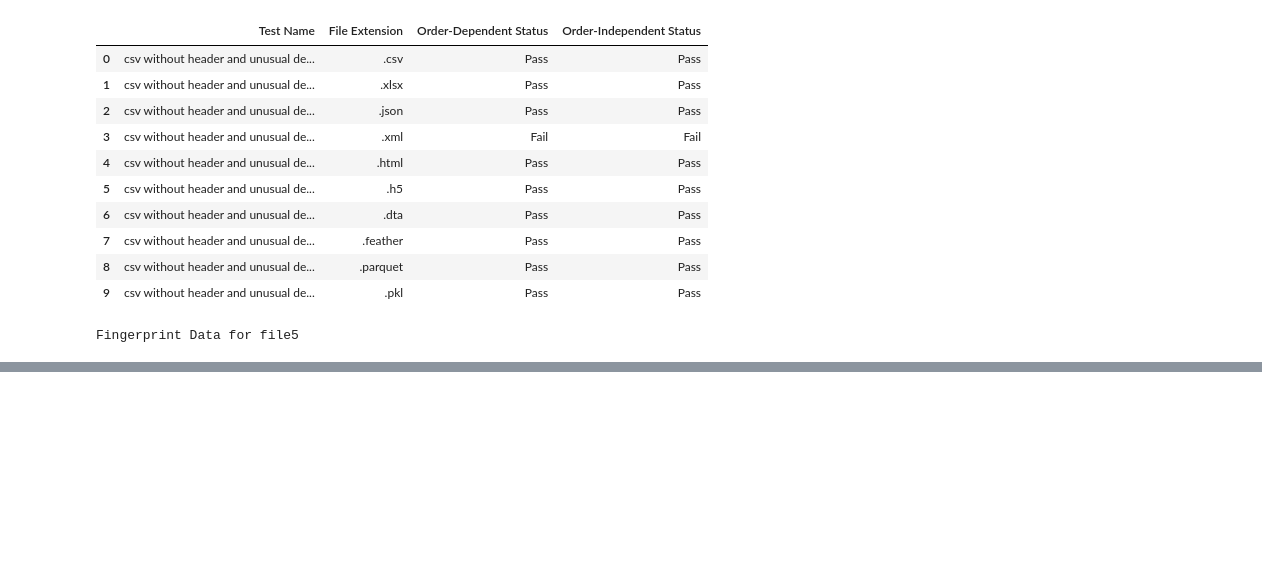
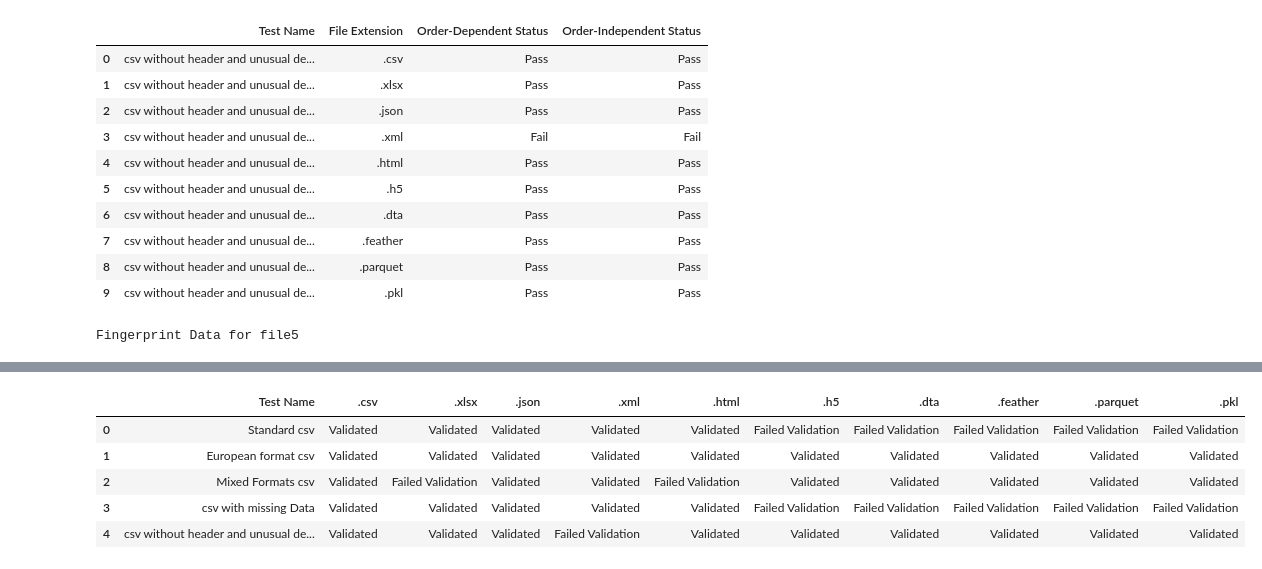
Before and after one commit to chriswilson2020/data_fingerprint, a Jupyter notebook: Fingerprint_validation.ipynb, the cells around one changed output, grey strips where cells are left out. Cells and saved outputs as stored; diff of their text form; code cells hidden in the pictures; blank space fills up the shorter version.

Commit message:
Updated Validation Notebook
Updated to give more meaningful summaries

```diff
--- a/Fingerprint_validation.ipynb
+++ b/Fingerprint_validation.ipynb
@@ -161,3 +161,95 @@ Error loading file based on extension: error parsing attribute name, line 2, col
 | 8 | csv without header and unusual de... | .parquet | Pass | Pass |
 | 9 | csv without header and unusual de... | .pkl | Pass | Pass |
 Fingerprint Data for file5
+# %%
+import warnings
+import pandas as pd
+import os
+
+warnings.filterwarnings('ignore')
+
+# List of numbers
+nums = [1, 2, 3, 4, 5]
+
+# Test names based on file number
+test_names = {
+    1: "Standard csv",
+    2: "European format csv",
+    3: "Mixed Formats csv",
+    4: "csv with missing Data",
+    5: "csv without header and unusual delimiter"
+}
+
+# Directory where the validation files are located
+file_directory = "validation_files/"
+
+# Function to apply conditional formatting
+def highlight_status(val):
+    color = 'green' if val == 'Pass' else 'red'
+    return f'color: {color}'
+
+# Function to extract the file extension
+def get_file_extension(file_path):
+    return os.path.splitext(file_path)[1]
+
+# List to collect the final validation status for each file type
+validation_summary = []
+
+# Loop through each number and validate files
+for num in nums:
+    # Generate file paths for the current num in the specified directory
+    file_paths = [
+        os.path.join(file_directory, f"file{num}.csv"),
+        os.path.join(file_directory, f"file{num}.csvoutput.xlsx"),
+        os.path.join(file_directory, f"file{num}.csvoutput.json"),
+        os.path.join(file_directory, f"file{num}.csvoutput.xml"),
+        os.path.join(file_directory, f"file{num}.csvoutput.html"),
+        os.path.join(file_directory, f"file{num}.csvoutput.h5"),
+        os.path.join(file_directory, f"file{num}.csvoutput.dta"),
+        os.path.join(file_directory, f"file{num}.csvoutput.feather"),
+        os.path.join(file_directory, f"file{num}.csvoutput.parquet"),
+        os.path.join(file_directory, f"file{num}.csvoutput.pkl")
+    ]
+
+    # Dictionary to store the validation status for each file extension
+    file_validation = {}
+
+    # Variables to store the first entry of the .csv fingerprints
+    first_csv_dep_fingerprint = None
+    first_csv_indep_fingerprint = None
+
+    # Loop through each file and store fingerprints in a list
+    for file_path in file_paths:
+        fingerprint_dep, fingerprint_indep = generate_fingerprints(file_path, data_fingerprint)
+
+        # If it's the .csv file, store its first entry fingerprints
+        if file_path.endswith(".csv"):
+            if first_csv_dep_fingerprint is None:
+                first_csv_dep_fingerprint = fingerprint_dep
+                first_csv_indep_fingerprint = fingerprint_indep
+
+        # Compare the current fingerprints with the first .csv file fingerprints
+        dep_status = "Pass" if fingerprint_dep == first_csv_dep_fingerprint else "Fail"
+        indep_status = "Pass" if fingerprint_indep == first_csv_indep_fingerprint else "Fail"
+
+        # Extract file extension for the validation summary
+        file_extension = get_file_extension(file_path)
+
+        # Set initial validation status to "Validated", and change to "Failed Validation" if any test fails
+        if dep_status == "Fail" or indep_status == "Fail":
+            file_validation[file_extension] = "Failed Validation"
+        elif file_extension not in file_validation:  # Only set to "Validated" if not already failed
+            file_validation[file_extension] = "Validated"
+
+    # Append the validation result for this test to the summary
+    validation_summary.append({
+        'Test Name': test_names[num],
+        **file_validation  # Add all file extensions and their validation statuses
+    })
+
+# Convert the list of validation statuses to a summary DataFrame
+df_validation_summary = pd.DataFrame(validation_summary)
+
+# Display the summary table in Jupyter
+display(df_validation_summary)
+# %% [output]
@@ -163,0 +258,6 @@ Fingerprint Data for file5
+|  | Test Name | .csv | .xlsx | .json | .xml | .html | .h5 | .dta | .feather | .parquet | .pkl |
+| 0 | Standard csv | Validated | Validated | Validated | Validated | Validated | Failed Validation | Failed Validation | Failed Validation | Failed Validation | Failed Validation |
+| 1 | European format csv | Validated | Validated | Validated | Validated | Validated | Validated | Validated | Validated | Validated | Validated |
+| 2 | Mixed Formats csv | Validated | Failed Validation | Validated | Validated | Failed Validation | Validated | Validated | Validated | Validated | Validated |
+| 3 | csv with missing Data | Validated | Validated | Validated | Validated | Validated | Failed Validation | Failed Validation | Failed Validation | Failed Validation | Failed Validation |
+| 4 | csv without header and unusual de... | Validated | Validated | Validated | Failed Validation | Validated | Validated | Validated | Validated | Validated | Validated |
```
Also changed, not shown: parts of 2 cells of this notebook.
